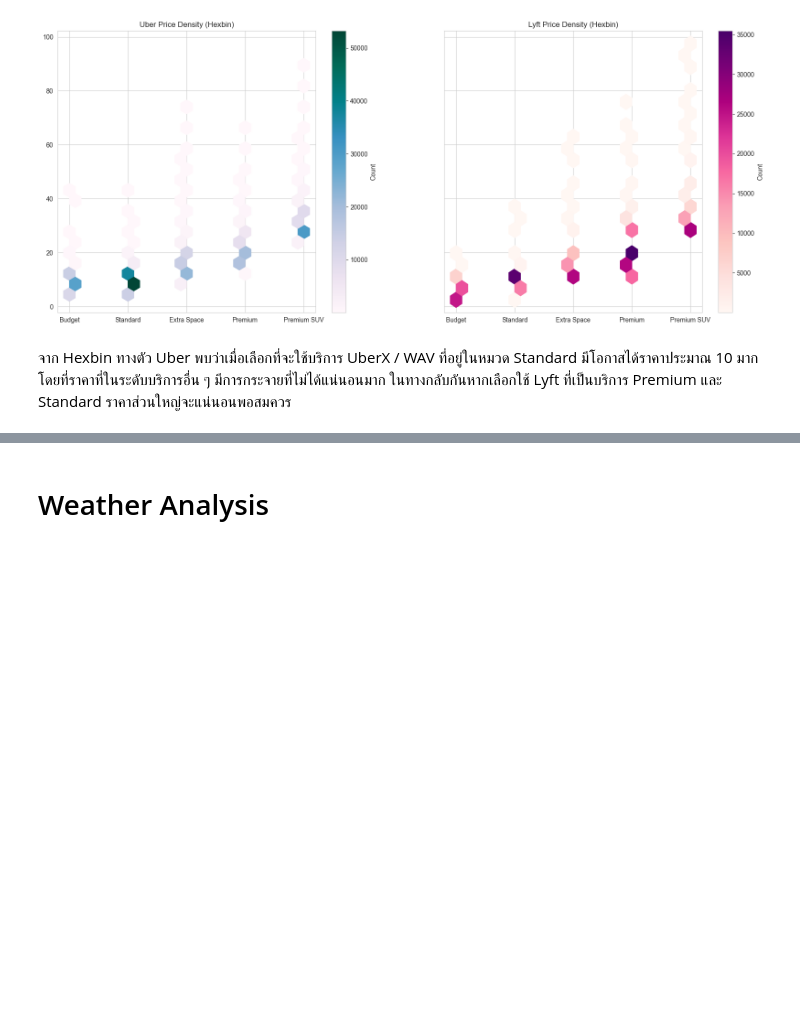
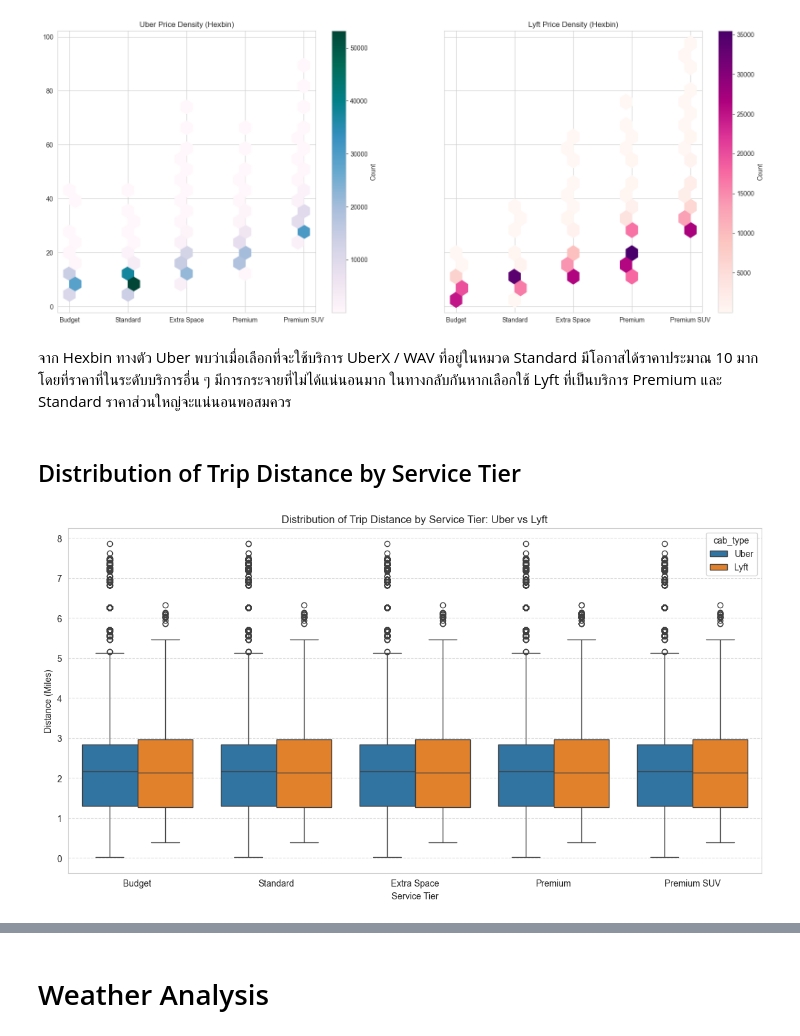
Before and after one commit to Bobbie-CPE38/cpe232-final-project, a Jupyter notebook: notebooks/eda_by_cab_type.ipynb, the cells around one changed output, grey strips where cells are left out. Cells and saved outputs as stored; diff of their text form; code cells hidden in the pictures; blank space fills up the shorter version.

Commit message:
feat add distance across tier

```diff
--- a/notebooks/eda_by_cab_type.ipynb
+++ b/notebooks/eda_by_cab_type.ipynb
@@ -204,3 +204,16 @@ plt.show()
 [figure]
 # %% [markdown]
 จาก Hexbin ทางตัว Uber พบว่าเมื่อเลือกที่จะใช้บริการ UberX / WAV ที่อยู่ในหมวด Standard มีโอกาสได้ราคาประมาณ 10 มาก โดยที่ราคาที่ในระดับบริการอื่น ๆ มีการกระจายที่ไม่ได้แน่นอนมาก ในทางกลับกันหากเลือกใช้ Lyft ที่เป็นบริการ Premium และ Standard ราคาส่วนใหญ่จะแน่นอนพอสมควร
+# %% [markdown]
+## Distribution of Trip Distance by Service Tier
+# %%
+plt.figure(figsize=(14, 7))
+sns.boxplot(data=df_compare, x='tier', y='distance', hue='cab_type', order=tier_order)
+
+plt.title('Distribution of Trip Distance by Service Tier: Uber vs Lyft')
+plt.xlabel('Service Tier')
+plt.ylabel('Distance (Miles)')
+plt.grid(axis='y', linestyle='--', alpha=0.7)
+plt.show()
+# %% [output]
+[figure, added]
```
Also changed, not shown: parts of 2 cells of this notebook.
